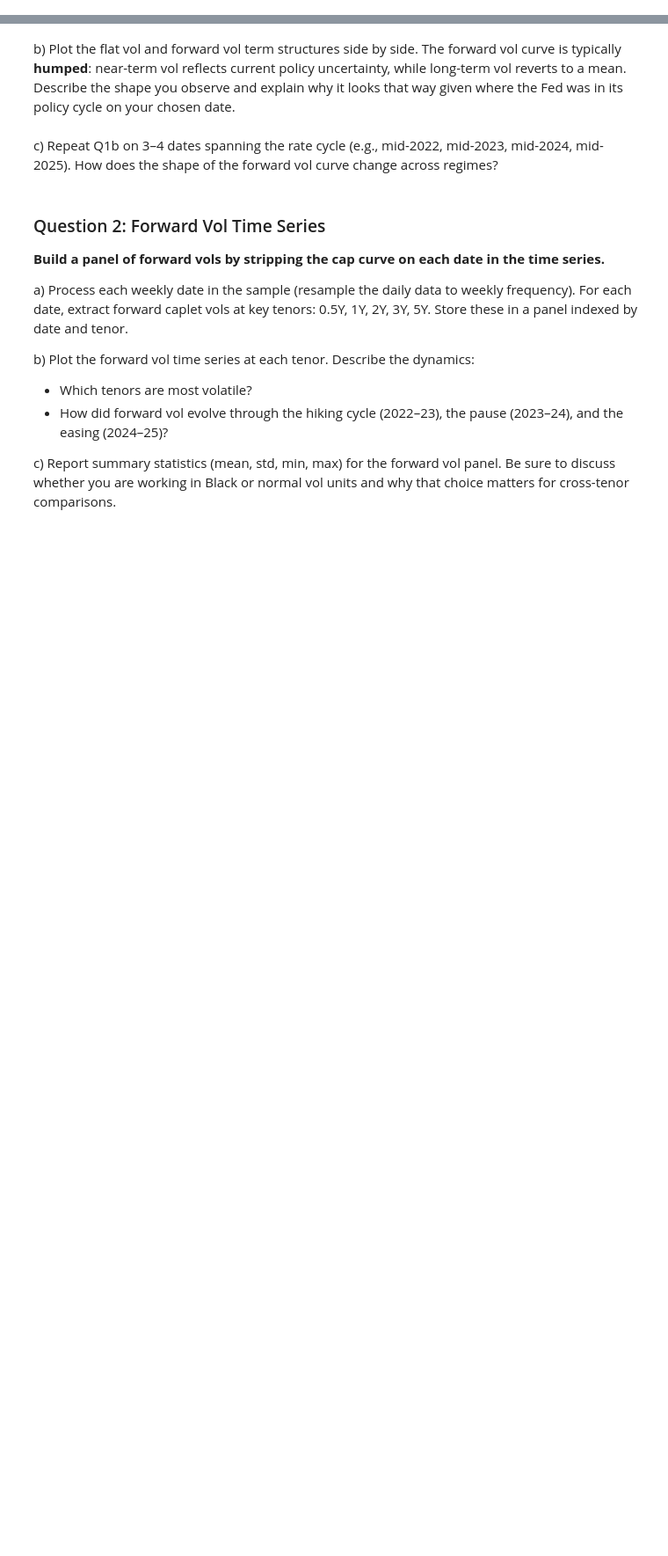
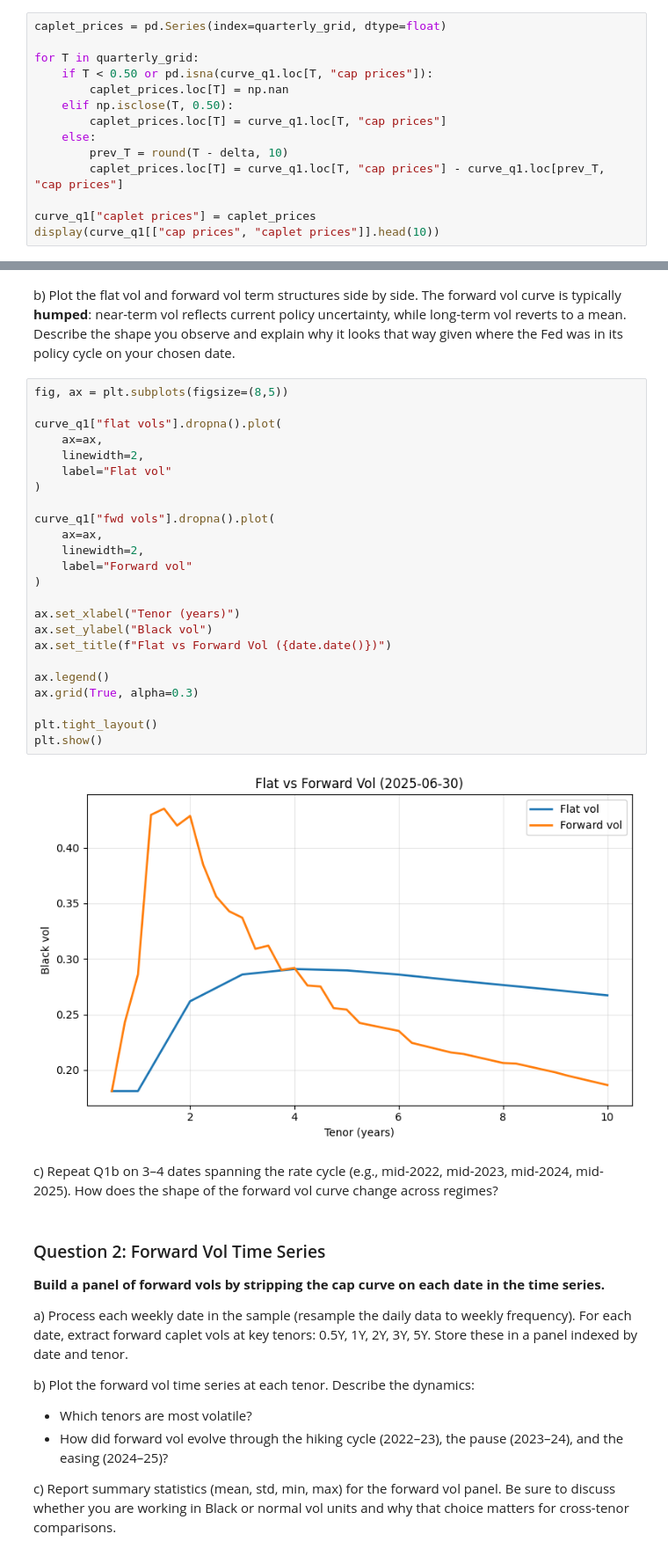
Before and after one commit to azakharove/finm37500P8, a Jupyter notebook: P8 Forward Volatility from the SOFR Cap Market_AZ.ipynb, the cells around one changed output, grey strips where cells are left out. Shown at 88% size. Saved outputs shown, nothing was run; the diff lists cells and outputs as text; blank space fills up the shorter version.

Commit message:
flat v forward curve

```diff
--- a/P8 Forward Volatility from the SOFR Cap Market_AZ.ipynb
+++ b/P8 Forward Volatility from the SOFR Cap Market_AZ.ipynb
@@ -384,0 +449,14 @@ display(curve_q1.head(10))
+# %%
+caplet_prices = pd.Series(index=quarterly_grid, dtype=float)
+
+for T in quarterly_grid:
+    if T < 0.50 or pd.isna(curve_q1.loc[T, "cap prices"]):
+        caplet_prices.loc[T] = np.nan
+    elif np.isclose(T, 0.50):
+        caplet_prices.loc[T] = curve_q1.loc[T, "cap prices"]
+    else:
+        prev_T = round(T - delta, 10)
+        caplet_prices.loc[T] = curve_q1.loc[T, "cap prices"] - curve_q1.loc[prev_T, "cap prices"]
+
+curve_q1["caplet prices"] = caplet_prices
+display(curve_q1[["cap prices", "caplet prices"]].head(10))
@@ -385,5 +531,31 @@ display(curve_q1.head(10))
 # %% [markdown]
 b) Plot the flat vol and forward vol term structures side by side. The forward vol curve is typically **humped**: near-term vol reflects current policy uncertainty, while long-term vol reverts to a mean. Describe the shape you observe and explain why it looks that way given where the Fed was in its policy cycle on your chosen date.
+# %%
+fig, ax = plt.subplots(figsize=(8,5))
+
+curve_q1["flat vols"].dropna().plot(
+    ax=ax,
+    linewidth=2,
+    label="Flat vol"
+)
+
+curve_q1["fwd vols"].dropna().plot(
+    ax=ax,
+    linewidth=2,
+    label="Forward vol"
+)
+
+ax.set_xlabel("Tenor (years)")
+ax.set_ylabel("Black vol")
+ax.set_title(f"Flat vs Forward Vol ({date.date()})")
+
+ax.legend()
+ax.grid(True, alpha=0.3)
+
+plt.tight_layout()
+plt.show()
+# %% [output]
+[figure, added]
 # %% [markdown]
 c) Repeat Q1b on 3–4 dates spanning the rate cycle (e.g., mid-2022, mid-2023, mid-2024, mid-2025). How does the shape of the forward vol curve change across regimes?
 # %% [markdown]
```
Also changed, not shown: parts of 5 cells of this notebook.
